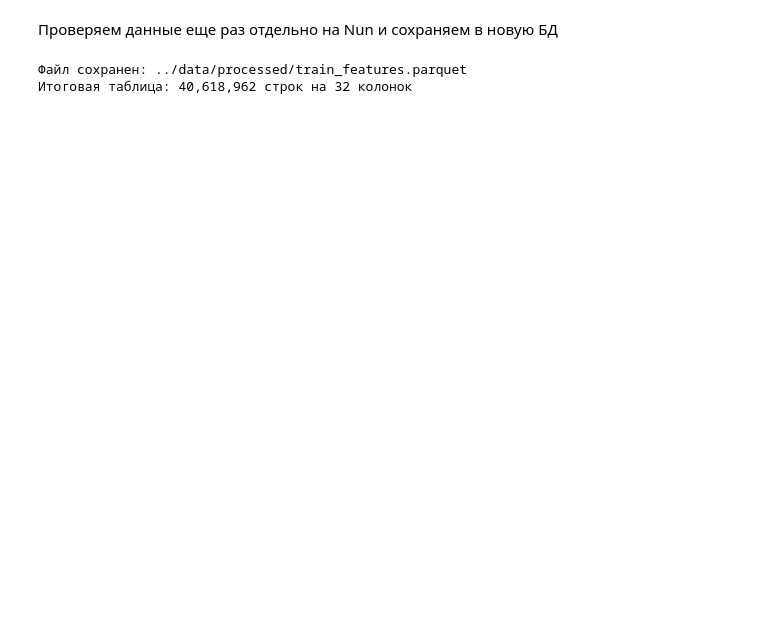
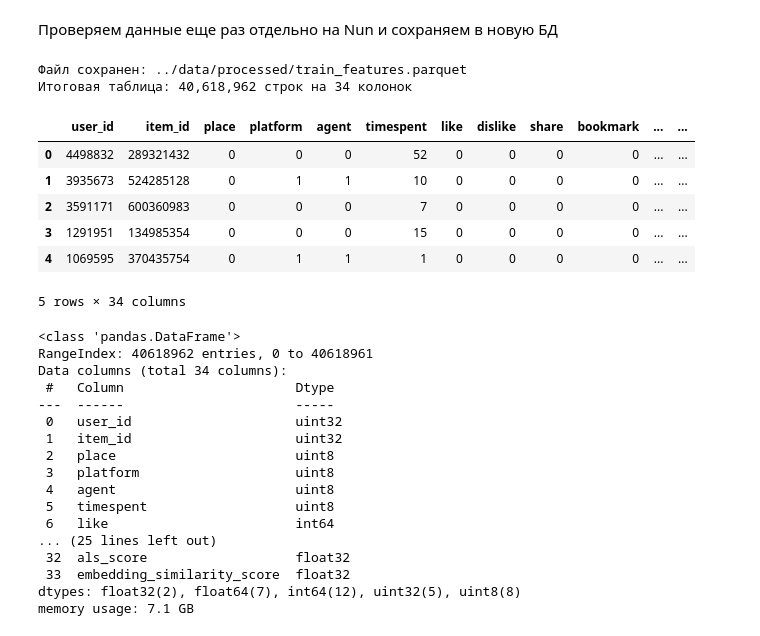
Before and after one commit to hsemlcourse/hseml-group-project-satarovvladimir-2, a Jupyter notebook: notebooks/02_feature_engineering.ipynb, the cells around one changed output. Drawn from its saved outputs; the diff is of its cells as text; code cells hidden in the pictures; blank space fills up the shorter version.

```diff
--- a/notebooks/02_feature_engineering.ipynb
+++ b/notebooks/02_feature_engineering.ipynb
@@ -148,15 +360,41 @@ df = create_video_type_features(df)
 # %%
 from src.data_loader import save_processed_data
 
 if df.isnull().values.any():
     print("Заполнение пропусков в новых признаках...")
     df = df.fillna(0)
 
 OUTPUT_DIR = '../data/processed/'
 FILE_NAME = 'train_features.parquet'
 
 save_processed_data(df, OUTPUT_DIR, FILE_NAME)
 print(f"Итоговая таблица: {df.shape[0]:,} строк на {df.shape[1]} колонок")
+display(df.head())
+df.info()
 # %% [output]
 Файл сохранен: ../data/processed/train_features.parquet
-Итоговая таблица: 40,618,962 строк на 32 колонок
+Итоговая таблица: 40,618,962 строк на 34 колонок
+|  | user_id | item_id | place | platform | agent | timespent | like | dislike | share | bookmark | ... | ... |
+| 0 | 4498832 | 289321432 | 0 | 0 | 0 | 52 | 0 | 0 | 0 | 0 | ... | ... |
+| 1 | 3935673 | 524285128 | 0 | 1 | 1 | 10 | 0 | 0 | 0 | 0 | ... | ... |
+| 2 | 3591171 | 600360983 | 0 | 0 | 0 | 7 | 0 | 0 | 0 | 0 | ... | ... |
+| 3 | 1291951 | 134985354 | 0 | 0 | 0 | 15 | 0 | 0 | 0 | 0 | ... | ... |
+| 4 | 1069595 | 370435754 | 0 | 1 | 1 | 1 | 0 | 0 | 0 | 0 | ... | ... |
+5 rows × 34 columns
+<class 'pandas.DataFrame'>
+RangeIndex: 40618962 entries, 0 to 40618961
+Data columns (total 34 columns):
+ #   Column                      Dtype
+---  ------                      -----
+ 0   user_id                     uint32
+ 1   item_id                     uint32
+ 2   place                       uint8
+ 3   platform                    uint8
+ 4   agent                       uint8
+ 5   timespent                   uint8
+ 6   like                        int64
+... (25 lines left out)
+ 32  als_score                   float32
+ 33  embedding_similarity_score  float32
+dtypes: float32(2), float64(7), int64(12), uint32(5), uint8(8)
+memory usage: 7.1 GB
```
Also changed, not shown: parts of 8 cells of this notebook, 12 other files.
